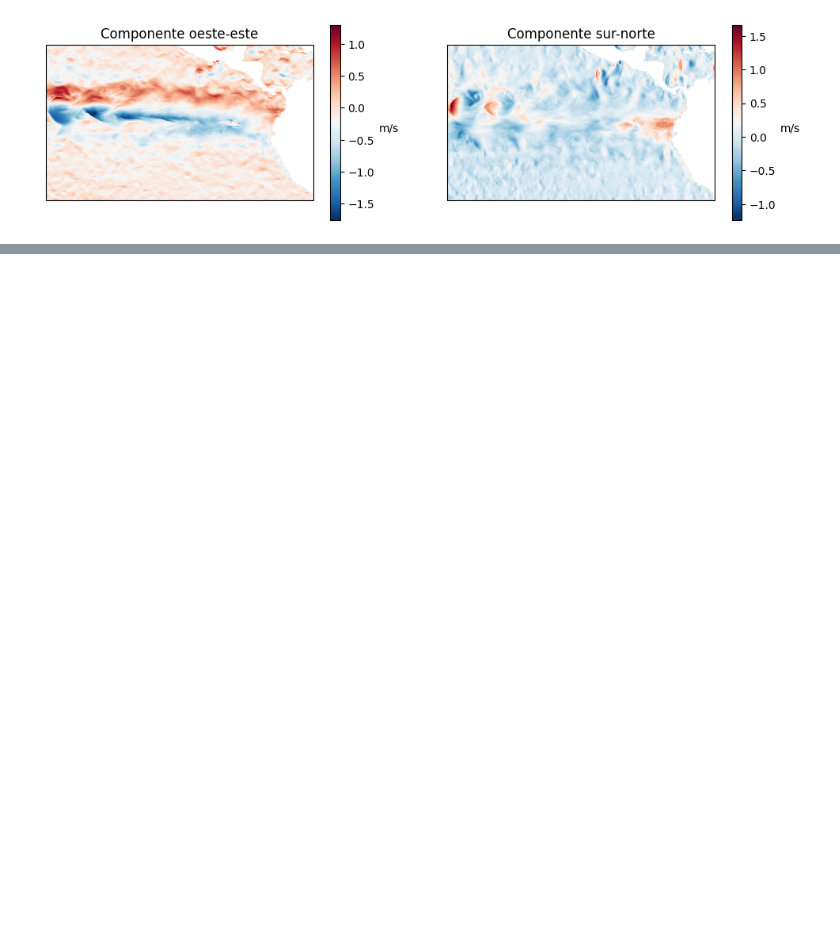
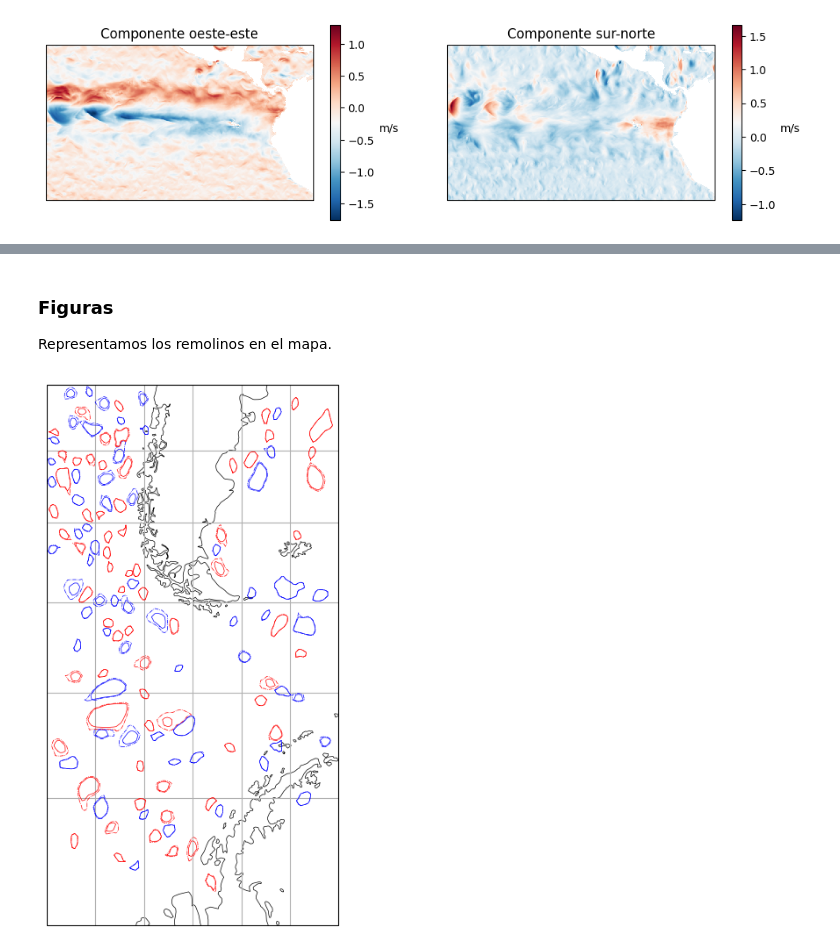
Before and after one commit to Intercoonecta/tutoriales, a Jupyter notebook: miercoles/datos_corrientes.ipynb, the cells around one changed output, grey strips where cells are left out. Saved outputs shown, nothing was run; the diff lists cells and outputs as text; code cells hidden in the pictures; blank space fills up the shorter version.

Commit message:
eddy

```diff
--- a/miercoles/datos_corrientes.ipynb
+++ b/miercoles/datos_corrientes.ipynb
@@ -147,0 +178,2 @@ AttributeError: module 'py_eddy_tracker' has no attribute 'RegularGridDataset'
+# %%
+h = RegularGridDataset(currentfile2, "longitude", "latitude")
@@ -147,0 +192,10 @@ AttributeError: module 'py_eddy_tracker' has no attribute 'RegularGridDataset'
+# %%
+a, c = h.eddy_identification(
+    "adt",
+    "ugos",
+    "vgos",  # Variables used for identification
+    datetime.datetime(2023, 1, ii),  # Date of identification
+    0.001,  # step between two isolines of detection (m)
+    pixel_limit=(5, 500),  # Min and max pixel count for valid contour
+    shape_error=55,  # Error max (%) between ratio of circle fit and contour
+)
@@ -147,0 +204,17 @@ AttributeError: module 'py_eddy_tracker' has no attribute 'RegularGridDataset'
+# %% [markdown]
+### Figuras
+Representamos los remolinos en el mapa.
+# %%
+mainproj2 = ccrs.Mercator(central_longitude=-60.0, min_latitude=-70.0, max_latitude=0.)
+
+fig = plt.figure(figsize=(12, 8))
+ax = plt.subplot(111, projection=mainproj2)
+ax.set_extent([-85, -55., -70., -40.])
+ax.gridlines()
+ax.coastlines(lw=.5)
+a.display(ax, color="b", linewidth=0.5, transform=ccrs.PlateCarree())
+c.display(ax, color="r", linewidth=0.5, transform=ccrs.PlateCarree())
+
+plt.show()
+# %% [output]
+[figure, added]
```
Also changed, not shown: parts of 21 cells of this notebook.
